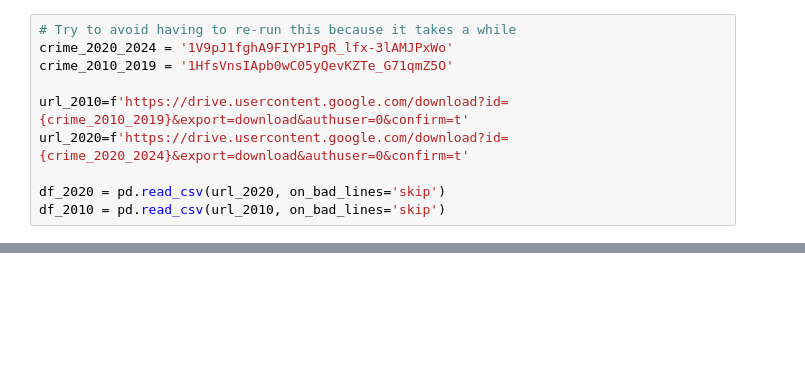
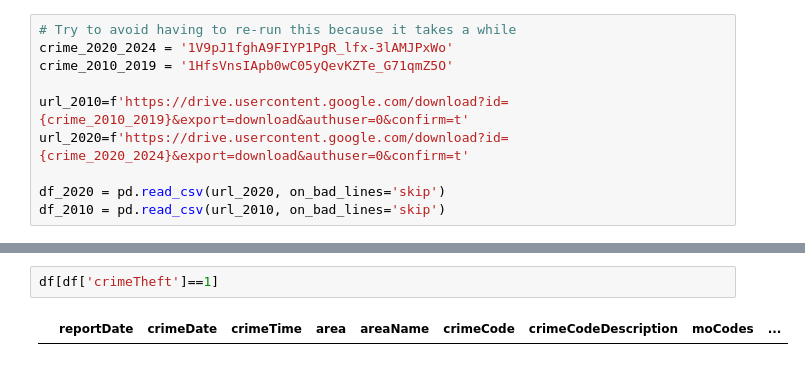
Before and after one commit to wihbit/la_crime, a Jupyter notebook: cleaning.ipynb, the cells around one changed output, grey strips where cells are left out. Cells and saved outputs as stored; diff of their text form; blank space fills up the shorter version.

```diff
--- a/cleaning.ipynb
+++ b/cleaning.ipynb
@@ -29,0 +102,4 @@ df
+# %%
+df[df['crimeTheft']==1]
+# %% [output]
+|  | reportDate | crimeDate | crimeTime | area | areaName | crimeCode | crimeCodeDescription | moCodes | ... |
```
Also changed, not shown: parts of 8 cells of this notebook.
